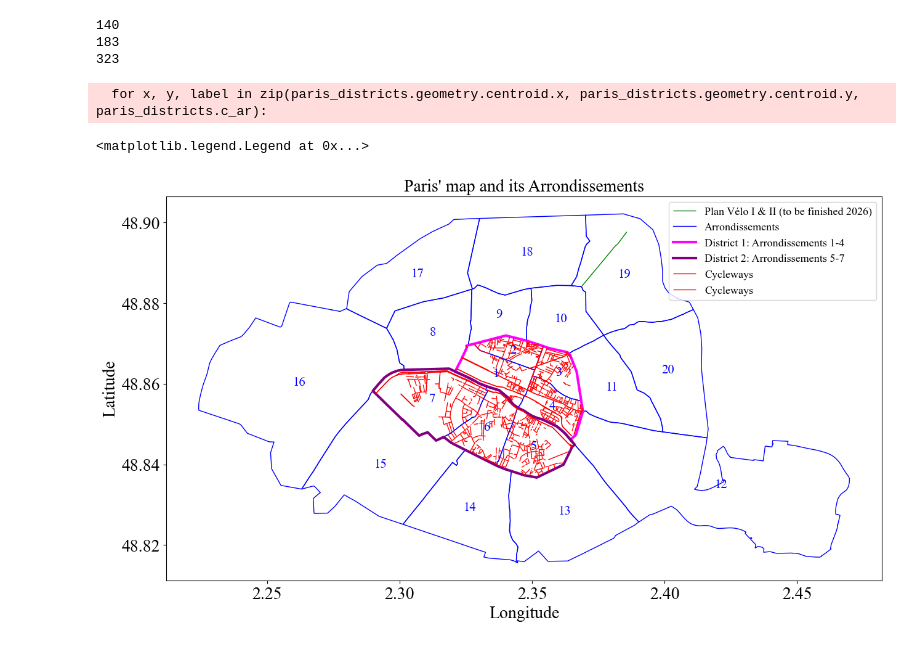
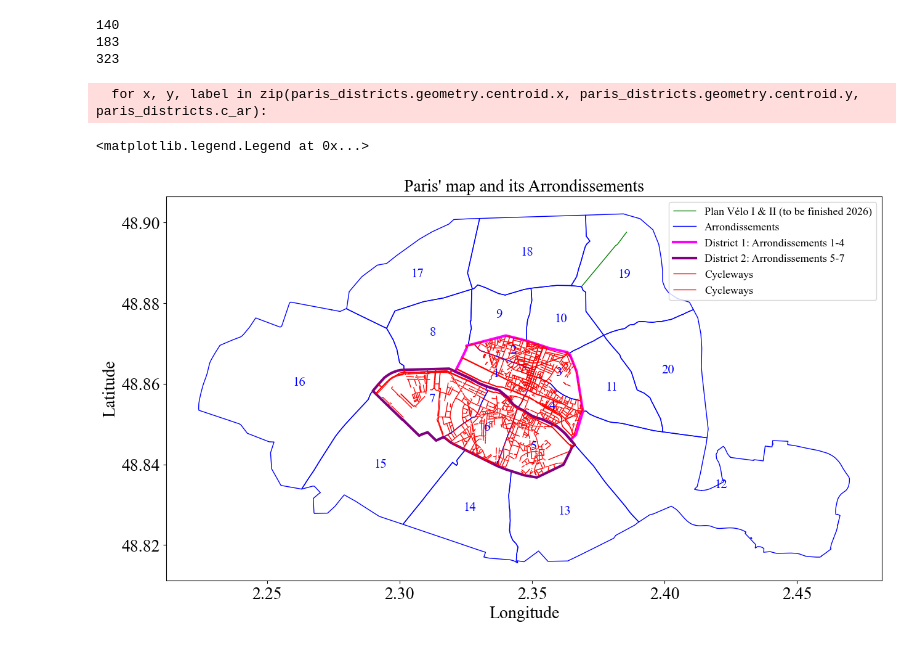
Before and after one commit to enatterer/Effects-of-Paris-Cycling-Policies-on-vehicular-flow, a Jupyter notebook: src/main/investigating_data/investigating_bike_network_change.ipynb, the cells around one changed output. Drawn from its saved outputs; the diff is of its cells as text; code cells hidden in the pictures.

Commit message:
some refactorings for package investigating_data

```diff
--- a/src/main/investigating_data/investigating_bike_network_change.ipynb
+++ b/src/main/investigating_data/investigating_bike_network_change.ipynb
@@ -64,3 +1,31 @@ def get_exterior_coords(df, start_point, end_point):
+# %%
+import matplotlib.font_manager as font_manager
+from shapely.geometry import Polygon
+import geopandas as gpd
+import matplotlib.pyplot as plt
+from functions import get_exterior_coords
+
+fontsize = 20
+figsize = (15, 10)
+font = 'Times New Roman'
+
+resultpath = 'results/'
+network_polygon = '../../data/network/QGIS_Project/referentiel-comptages-edit.shp'
+
+cycleways = gpd.read_file('../../data/cycleways_2000-2022.geojson')
+plan_velo_2026 = gpd.read_file('../../data/plan-velo-2026.geojson')
+cycleways_2010_2023 = cycleways[cycleways['date_de_livraison'] >= "2010-01-01"]
+paris_districts = gpd.read_file('../../data/districts_paris.geojson')
+polygon_all_districts = paris_districts.unary_union
+
+def get_cycleways_for_district(x_coords, y_coords, df):
+    district_polygon = Polygon(zip(x_coords, y_coords))
+
+    # Create a GeoDataFrame containing the district polygon
+    district_gdf = gpd.GeoDataFrame(geometry=[district_polygon], crs=df.crs)
+
+    # Use the GeoDataFrame's cx attribute to spatially filter cycleways_2010_2022
+    return gpd.overlay(df, district_gdf, how='intersection')
 # %%
 x_district_1_4, y_district_1_4  = get_exterior_coords(paris_districts, 1, 4)
 x_district_5_7, y_district_5_7  = get_exterior_coords(paris_districts, 5, 7)
@@ -81,13 +110,13 @@ cycleways_red_2010_2022 = cycleways_2010_2022[cycleways_2010_2022['typologie_sim
 # %%
-def get_cycleways_for_district(x_coords, y_coords):
+def get_cycleways_for_district(x_coords, y_coords, df_cycleways):
     district_polygon = Polygon(zip(x_coords, y_coords))
 
     # Create a GeoDataFrame containing the district polygon
-    district_gdf = gpd.GeoDataFrame(geometry=[district_polygon], crs=cycleways_2010_2022.crs)
+    district_gdf = gpd.GeoDataFrame(geometry=[district_polygon], crs=df_cycleways.crs)
 
     # Use the GeoDataFrame's cx attribute to spatially filter cycleways_2010_2022
-    return gpd.overlay(cycleways_2010_2022, district_gdf, how='intersection')
+    return gpd.overlay(df_cycleways, district_gdf, how='intersection')
 
-cycleways_district_1_4 = get_cycleways_for_district(x_district_1_4, y_district_1_4)
-cycleways_district_5_7 = get_cycleways_for_district(x_district_5_7, y_district_5_7)
+cycleways_zone_1 = get_cycleways_for_district(x_district_1_4, y_district_1_4, cycleways)
+cycleways_zone_2 = get_cycleways_for_district(x_district_5_7, y_district_5_7, cycleways)
 # %%
@@ -156,33 +177,33 @@ ax.set_title('Paris\' map and its Arrondissements', font = font, fontsize = font
 first_row = plan_velo_2026.head(1)
 
 # Plot the first row
 first_row.plot(ax=ax, color = "green", linewidth = 1, label = "Plan Vélo I & II (to be finished 2026)")
 
 # cycleways_red.plot(ax = ax, color = "red", linewidth = 1, label = "Cycleways")
 
 for idx, row in paris_districts.iterrows():
     # Plot each polygon
     x, y = row['geometry'].exterior.xy
     # plt.plot(x, y, color = "blue", linewidth = 1)
     if idx == 0:
         plt.plot(x, y, color = "blue", linewidth = 1, label = 'Arrondissements')
     else:
         plt.plot(x, y, color = "blue", linewidth = 1)
 
 plt.plot(x_district_1_4, y_district_1_4, color = 'magenta', linewidth = 3, label = 'District 1: Arrondissements 1-4')
 plt.plot(x_district_5_7, y_district_5_7, color = 'purple', linewidth = 3, label = 'District 2: Arrondissements 5-7')
-cycleways_district_5_7.plot(ax = ax, color = "red", linewidth = 1, label = "Cycleways")
-cycleways_district_1_4.plot(ax = ax, color = "red", linewidth = 1, label = "Cycleways")
+cycleways_zone_2.plot(ax = ax, color = "red", linewidth = 1, label = "Cycleways")
+cycleways_zone_1.plot(ax = ax, color = "red", linewidth = 1, label = "Cycleways")
 
 for x, y, label in zip(paris_districts.geometry.centroid.x, paris_districts.geometry.centroid.y, paris_districts.c_ar):
     ax.text(x, y, label, color = 'blue', fontsize=15, font = font, ha='center', va='center')
 plt.xticks(font = font, fontsize = fontsize)
 plt.yticks(font = font, fontsize = fontsize)
 plt.xlabel("Longitude", font = font, fontsize = fontsize)
 plt.ylabel("Latitude", font = font, fontsize = fontsize)
 font_legend = font_manager.FontProperties(family=font, style='normal', size=13)
 plt.legend(loc='upper right', prop = font_legend)
 # %% [output]
   for x, y, label in zip(paris_districts.geometry.centroid.x, paris_districts.geometry.centroid.y, paris_districts.c_ar):
 <matplotlib.legend.Legend at 0x...>
-[figure, old version]
+[figure, new version]
```
Also changed, not shown: parts of 9 cells of this notebook, 3 other files.
